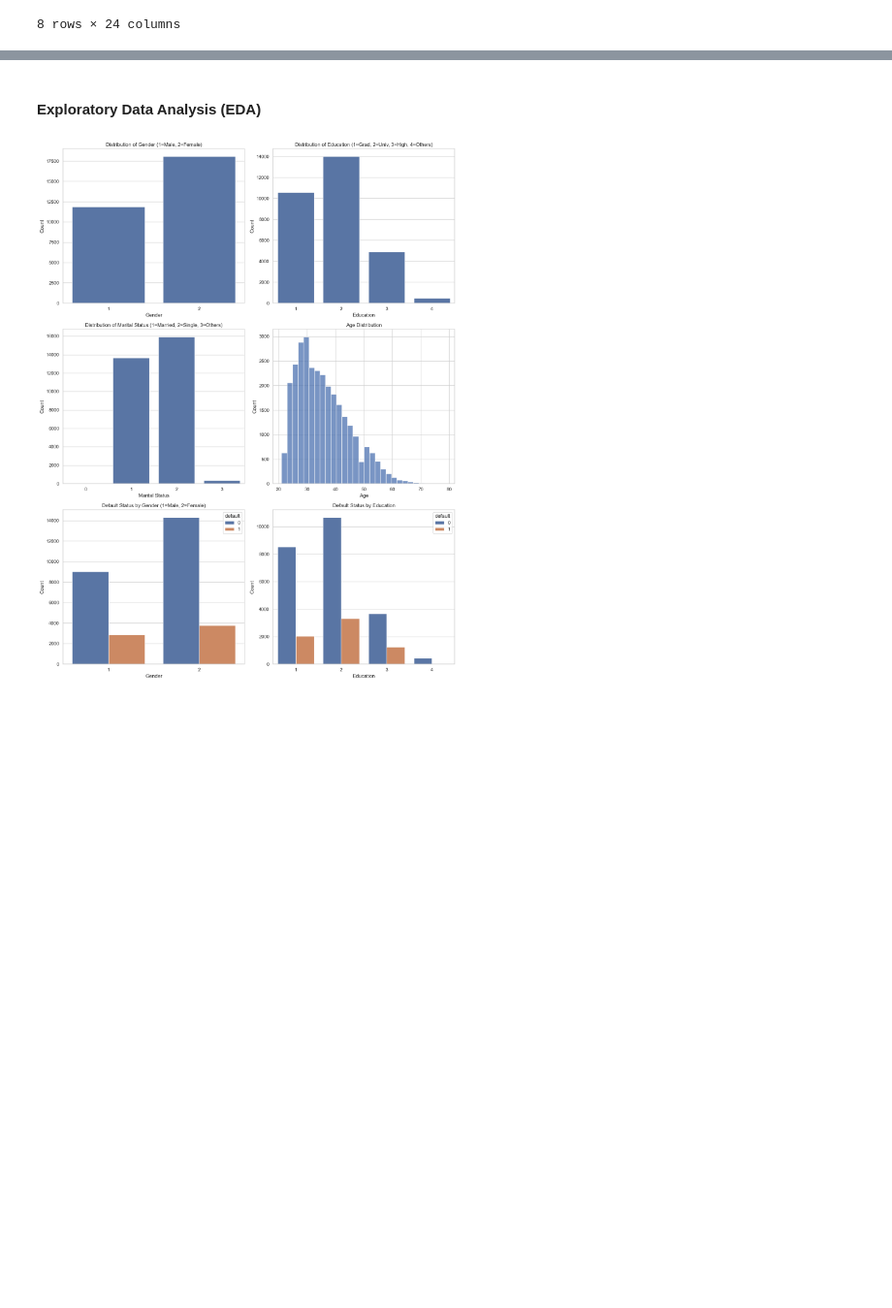
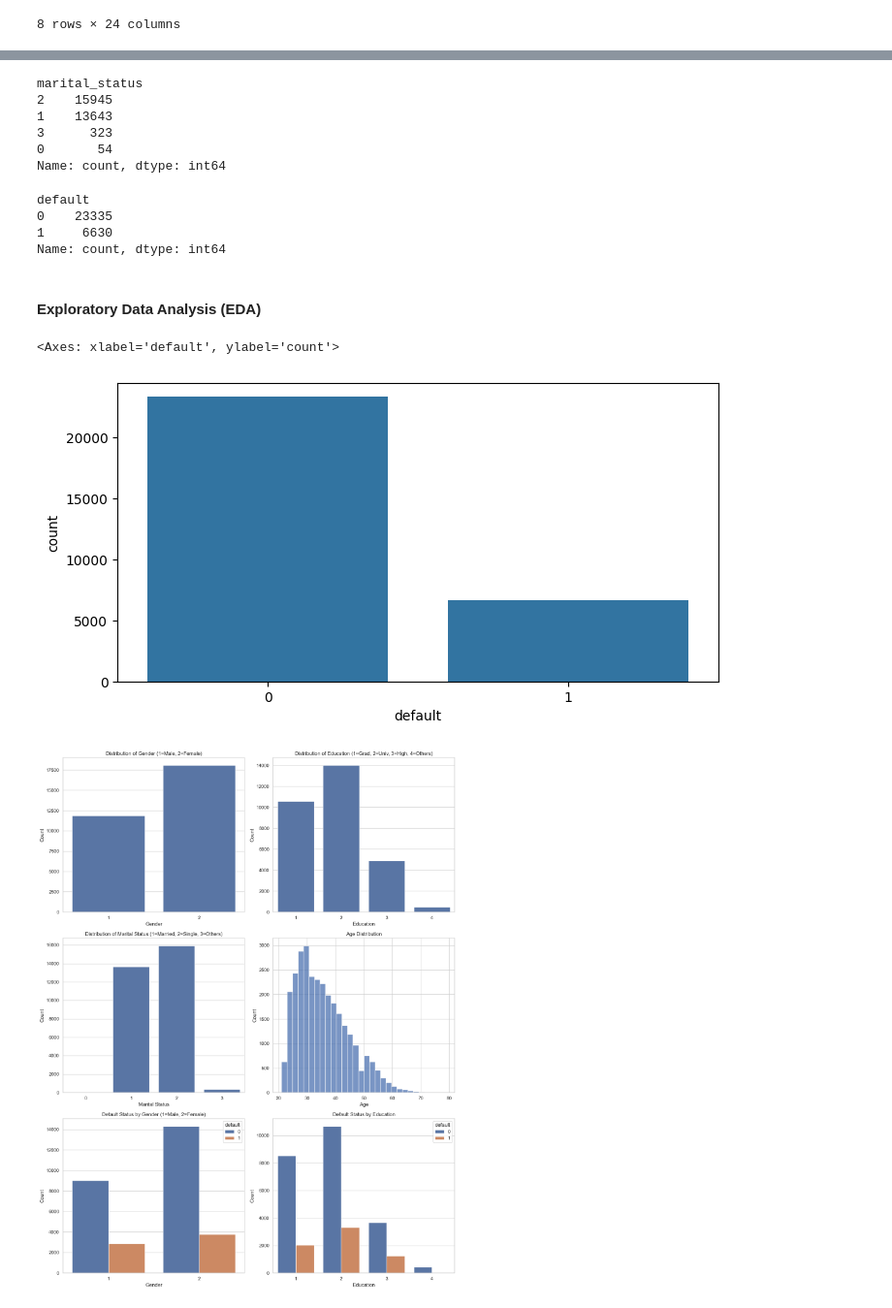
Before and after one commit to Daya2k/CaseStudy, a Jupyter notebook: notebooks/data_cleaning.ipynb, the cells around one changed output, grey strips where cells are left out. Shown at 97% size. Drawn from its saved outputs; the diff is of its cells as text; code cells hidden in the pictures; blank space fills up the shorter version.

```diff
--- a/notebooks/data_cleaning.ipynb
+++ b/notebooks/data_cleaning.ipynb
@@ -116,8 +136,32 @@ df.describe()
+# %%
+df.marital_status.value_counts()
+# %% [output]
+marital_status
+2    15945
+1    13643
+3      323
+0       54
+Name: count, dtype: int64
+# %%
+df.default.value_counts()
+# %% [output]
+default
+0    23335
+1     6630
+Name: count, dtype: int64
 # %%
 df['education'] = df['education'].map(
     {1: 1, 2: 2, 3: 3, 4: 4, 5: 4, 6: 4, 0: 4})
+# %%
+df['marital_status'] = df['marital_status'].replace({1: 1, 2: 2, 3: 3, 4: 3})
 # %% [markdown]
 #### Exploratory Data Analysis (EDA)
+# %%
+plt.figure(figsize=(8, 4))
+sns.countplot(x='default', data=df)
+# %% [output]
+<Axes: xlabel='default', ylabel='count'>
+[figure, added]
 # %%
 import seaborn as sns
 
```
Also changed, not shown: parts of 27 cells of this notebook, 4 other files.
